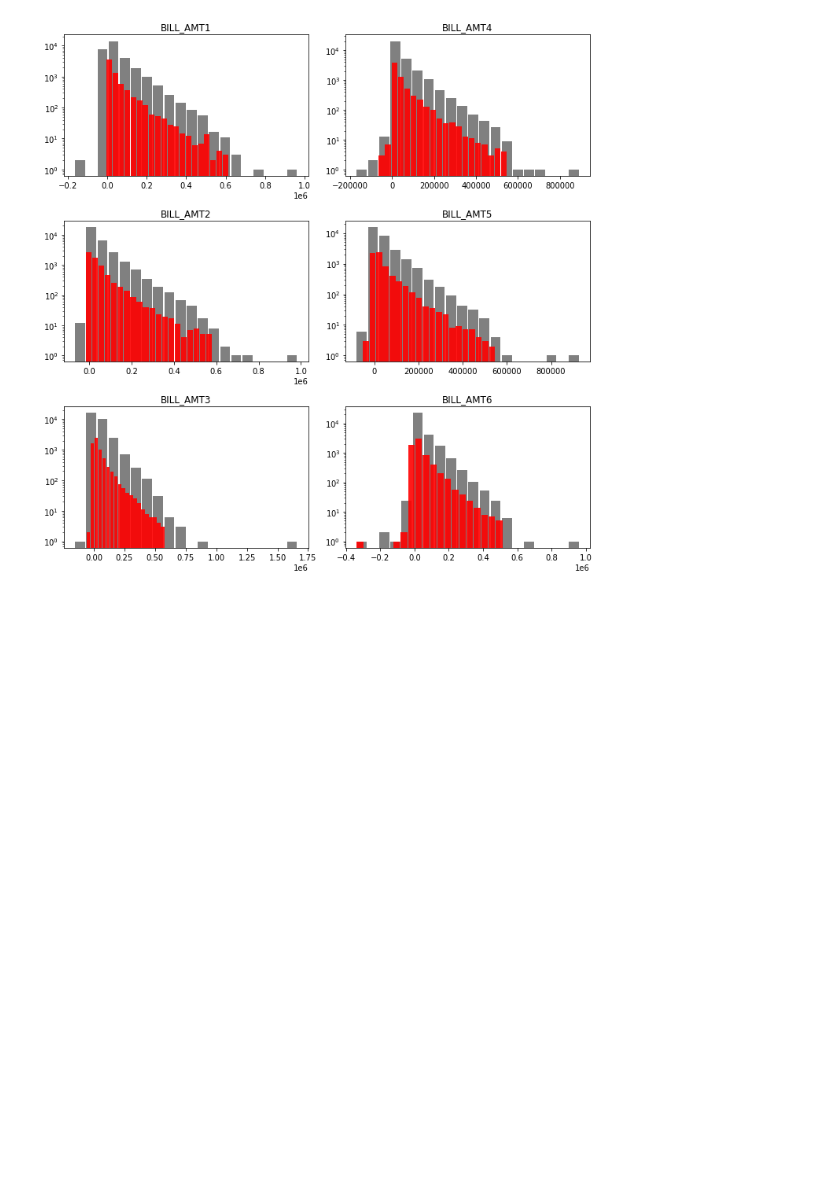
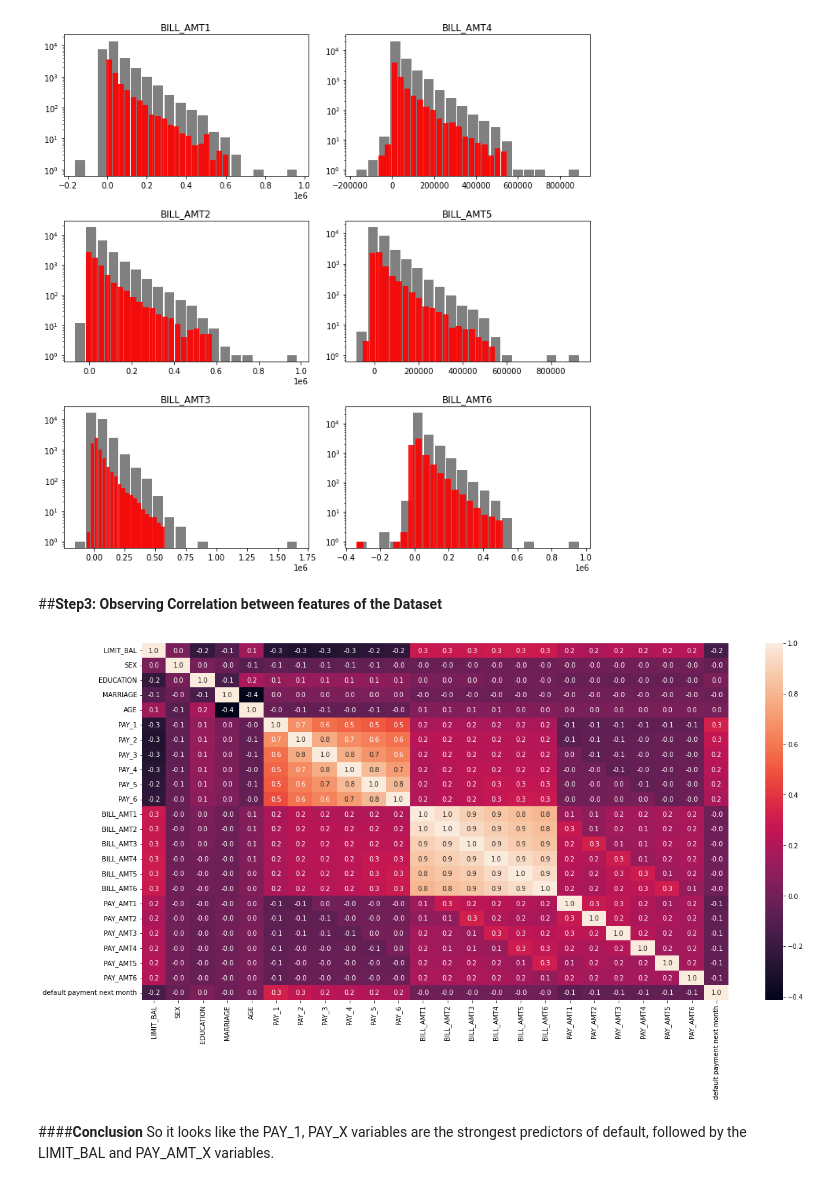
Before and after one commit to AnkitPatel745/Credit-Card-Default-Prediction-Capstone-Project, a Jupyter notebook: Credit_Card_Default_Prediction_Capstone_Project.ipynb, the cells around one changed output. Drawn from its saved outputs; the diff is of its cells as text; code cells hidden in the pictures; blank space fills up the shorter version.

```diff
--- a/Credit_Card_Default_Prediction_Capstone_Project.ipynb
+++ b/Credit_Card_Default_Prediction_Capstone_Project.ipynb
@@ -607,3 +607,16 @@ plt.tight_layout()
 plt.show()
 # %% [output]
 [figure]
+# %% [markdown]
+##**Step3: Observing Correlation between features of the Dataset**
+# %%
+correlation = df.corr()
+# %%
+plt.figure(figsize=(20,10))
+sns.heatmap( correlation, annot=True, fmt=".1f" )
+plt.show()
+# %% [output]
+[figure, added]
+# %% [markdown]
+####**Conclusion**
+So it looks like the PAY_1, PAY_X variables are the strongest predictors of default, followed by the LIMIT_BAL and PAY_AMT_X variables.
```
Also changed, not shown: parts of 8 cells of this notebook.
